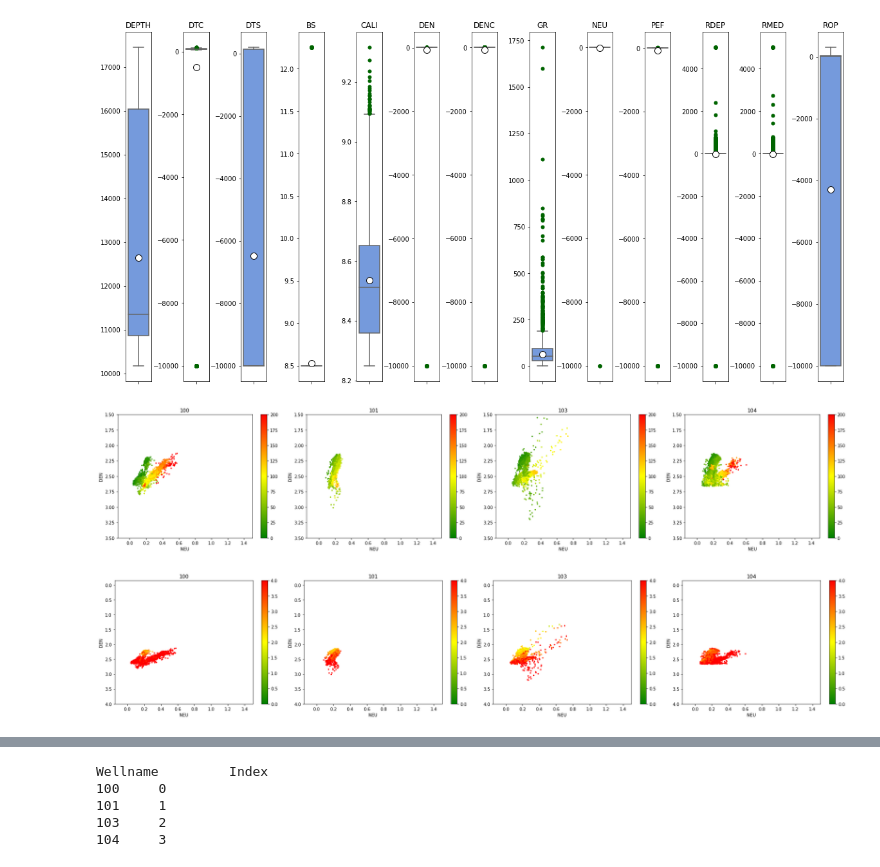
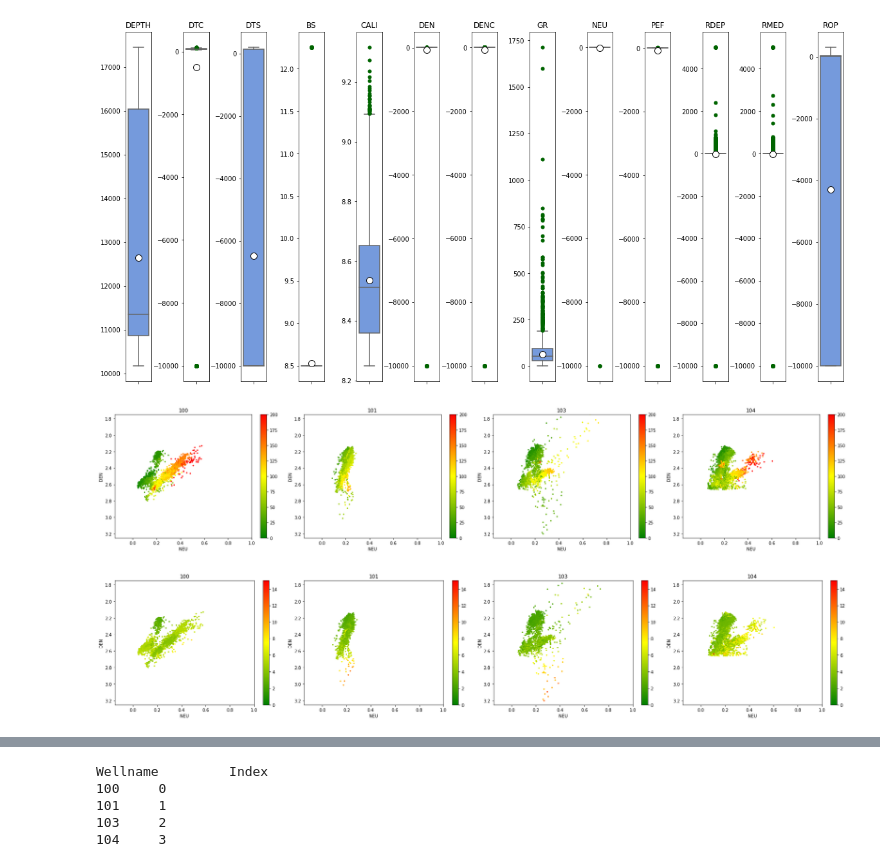
Before and after one commit to GabrielaReyna/SPWLA_2021_Geolatinas, a Jupyter notebook: dataset/Outliers_test_dataset.ipynb, the cells around one changed output, grey strips where cells are left out. Saved outputs shown, nothing was run; the diff lists cells and outputs as text; code cells hidden in the pictures.

Commit message:
Final update outliers in test dataset

```diff
--- a/dataset/Outliers_test_dataset.ipynb
+++ b/dataset/Outliers_test_dataset.ipynb
@@ -25,0 +50,6 @@ test_data.describe()
+# %%
+#drop roww if nan in the target columns
+print("shape before dropna on targets:", test_data.shape)
+test_data = test_data.dropna()
+print(test_data.head())
+print("Shape after dropna on targets:", test_data.shape)
@@ -193,14 +251,14 @@ def make_xplot(welldata, xvar, yvar,  color, rows=1, cols=1, xscale=[0,1], yscal
     plt.show()
 # %%
 grouped = test_data.groupby('WELLNUM')
-make_xplot(grouped, 'NEU', 'DEN', 'GR', 1, 4, [-0.15, 1.5], [3.5,1.5], 0, 200)
+make_xplot(grouped, 'NEU', 'DEN', 'GR', 1, 4, [-0.15, 1.0], [3.25,1.75], 0, 200)
 # %% [output]
-[figure, old version]
+[figure, new version]
 # %%
 grouped = test_data.groupby('WELLNUM')
-make_xplot(grouped, 'NEU', 'DEN', 'PEF', 1, 4, [-0.15, 1.5], [4,-0.15], 0, 4)
+make_xplot(grouped, 'NEU', 'DEN', 'PEF', 1, 4, [-0.15, 1.0], [3.25,1.75], 0, 15)
 # %% [output]
-[figure, old version]
+[figure, new version]
 # %%
 #Data preparation for with Automated Methods
 outliers_detection=test_data[['WELLNUM', 'DEPTH', 'GR', 'NEU', 'DEN','PEF', 'RMED', 'RDEP']]
```
Also changed, not shown: parts of 15 cells of this notebook, 1 other file.
